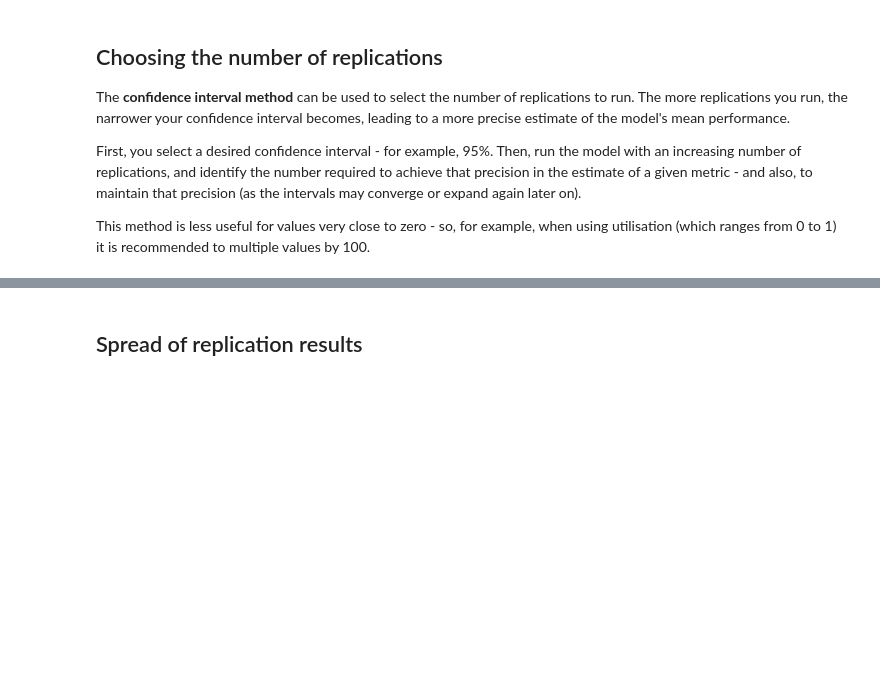
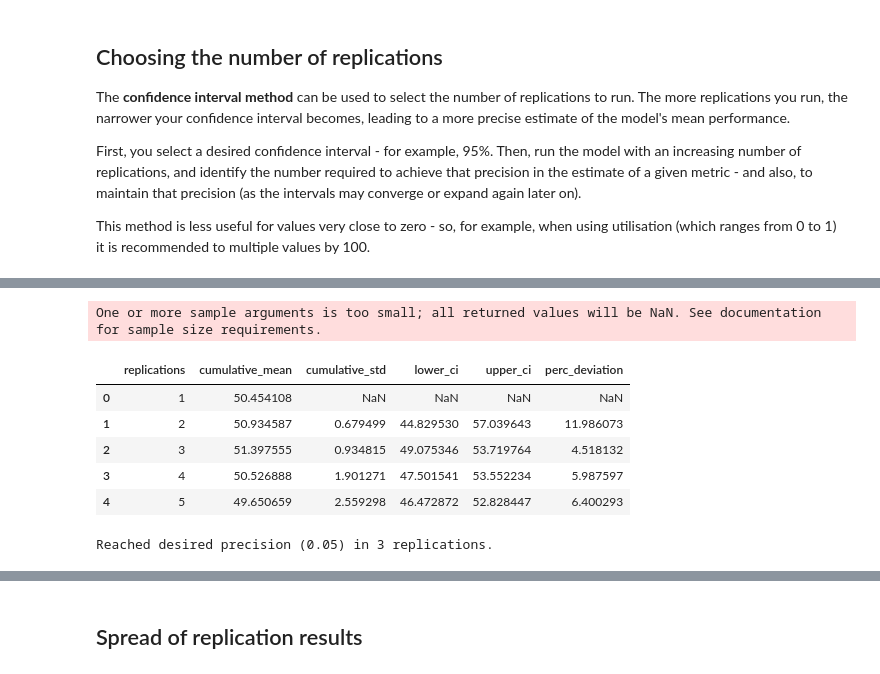
Before and after one commit to pythonhealthdatascience/pydesrap_mms, a Jupyter notebook: analysis.ipynb, the cells around one changed output, grey strips where cells are left out. Drawn from its saved outputs; the diff is of its cells as text; code cells hidden in the pictures; blank space fills up the shorter version.

```diff
--- a/analysis.ipynb
+++ b/analysis.ipynb
@@ -116,0 +202,15 @@ This method is less useful for values very close to zero - so, for example, when
+# %%
+confidence_interval_method(
+    replications = 20,
+    metric = 'mean_q_time_nurse',
+    desired_precision = 0.05
+)
+# %% [output]
+One or more sample arguments is too small; all returned values will be NaN. See documentation for sample size requirements.
+|  | replications | cumulative_mean | cumulative_std | lower_ci | upper_ci | perc_deviation |
+| 0 | 1 | 50.454108 | NaN | NaN | NaN | NaN |
+| 1 | 2 | 50.934587 | 0.679499 | 44.829530 | 57.039643 | 11.986073 |
+| 2 | 3 | 51.397555 | 0.934815 | 49.075346 | 53.719764 | 4.518132 |
+| 3 | 4 | 50.526888 | 1.901271 | 47.501541 | 53.552234 | 5.987597 |
+| 4 | 5 | 49.650659 | 2.559298 | 46.472872 | 52.828447 | 6.400293 |
+Reached desired precision (0.05) in 3 replications.
```
Also changed, not shown: parts of 12 cells of this notebook, 1 other file.
